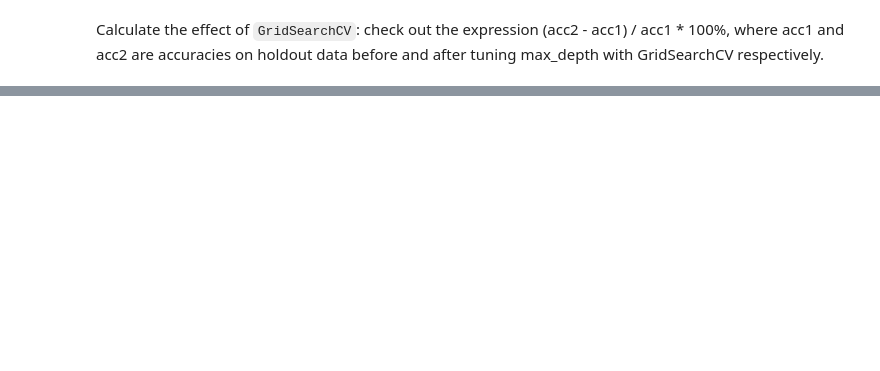
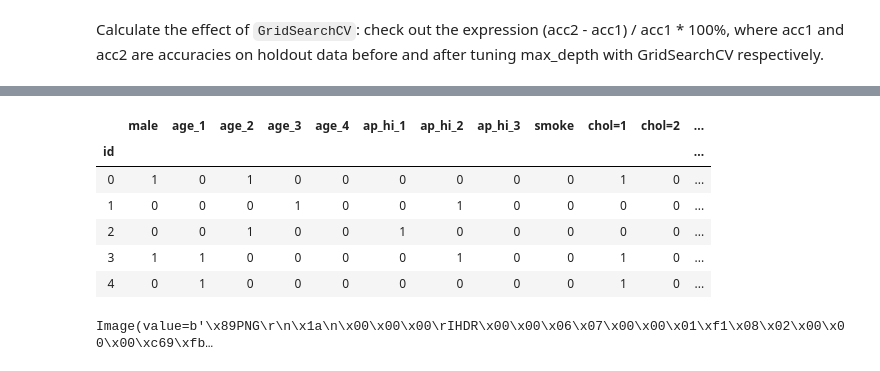
Before and after one commit to koolvn/mlcourse.ai, a Jupyter notebook: jupyter_english/assignments_fall2019/assignment2_part1_decision_trees.ipynb, the cells around one changed output, grey strips where cells are left out. Cells and saved outputs as stored; diff of their text form; code cells hidden in the pictures; blank space fills up the shorter version.

```diff
--- a/jupyter_english/assignments_fall2019/assignment2_part1_decision_trees.ipynb
+++ b/jupyter_english/assignments_fall2019/assignment2_part1_decision_trees.ipynb
@@ -369,0 +440,39 @@ Create a decision tree with the limitation `max_depth=3` and train it on the who
+# %%
+# You code here
+df['age_1'] = df['age'][(df['age'] >= 40) & (df['age'] < 50)]
+df['age_1'] = df['age_1'].isna().map({True: 0, False: 1})
+df['age_2'] = df['age'][(df['age'] >= 50) & (df['age'] < 55)]
+df['age_2'] = df['age_2'].isna().map({True: 0, False: 1})
+df['age_3'] = df['age'][(df['age'] >= 55) & (df['age'] < 60)]
+df['age_3'] = df['age_3'].isna().map({True: 0, False: 1})
+df['age_4'] = df['age'][(df['age'] >= 60) & (df['age'] < 65)]
+df['age_4'] = df['age_4'].isna().map({True: 0, False: 1})
+
+df['ap_hi_1'] = df['ap_hi'][(df['ap_hi'] >= 120) & (df['ap_hi'] < 140)]
+df['ap_hi_1'] = df['ap_hi_1'].isna().map({True: 0, False: 1})
+df['ap_hi_2'] = df['ap_hi'][(df['ap_hi'] >= 140) & (df['ap_hi'] < 160)]
+df['ap_hi_2'] = df['ap_hi_2'].isna().map({True: 0, False: 1})
+df['ap_hi_3'] = df['ap_hi'][(df['ap_hi'] >= 160) & (df['ap_hi'] < 180)]
+df['ap_hi_3'] = df['ap_hi_3'].isna().map({True: 0, False: 1})
+
+df['male'] = df['gender'].map({1: 0, 2: 1})
+
+new_df = df[['male', 'age_1', 'age_2', 'age_3', 'age_4', 'ap_hi_1', 'ap_hi_2', 'ap_hi_3', 'smoke', 'chol=1', 'chol=2', 'chol=3']]
+new_df.head()
+# %% [output]
+|  | male | age_1 | age_2 | age_3 | age_4 | ap_hi_1 | ap_hi_2 | ap_hi_3 | smoke | chol=1 | chol=2 | ... |
+| id |  |  |  |  |  |  |  |  |  |  |  | ... |
+| 0 | 1 | 0 | 1 | 0 | 0 | 0 | 0 | 0 | 0 | 1 | 0 | ... |
+| 1 | 0 | 0 | 0 | 1 | 0 | 0 | 1 | 0 | 0 | 0 | 0 | ... |
+| 2 | 0 | 0 | 1 | 0 | 0 | 1 | 0 | 0 | 0 | 0 | 0 | ... |
+| 3 | 1 | 1 | 0 | 0 | 0 | 0 | 1 | 0 | 0 | 1 | 0 | ... |
+| 4 | 0 | 1 | 0 | 0 | 0 | 0 | 0 | 0 | 0 | 1 | 0 | ... |
+# %%
+new_tree = DecisionTreeClassifier(max_depth=3, random_state=17).fit(X=new_df.values, y=df['cardio'].values)
+dot_data = StringIO()
+export_graphviz(new_tree, feature_names=new_df.columns,
+                out_file=dot_data, filled=True)
+graph = pydotplus.graph_from_dot_data(dot_data.getvalue())
+Image(value=graph.create_png())
+# %% [output]
+Image(value=b'\x89PNG\r\n\x1a\n\x00\x00\x00\rIHDR\x00\x00\x06\x07\x00\x00\x01\xf1\x08\x02\x00\x00\x00\xc69\xfb…
```
Also changed, not shown: parts of 22 cells of this notebook.
